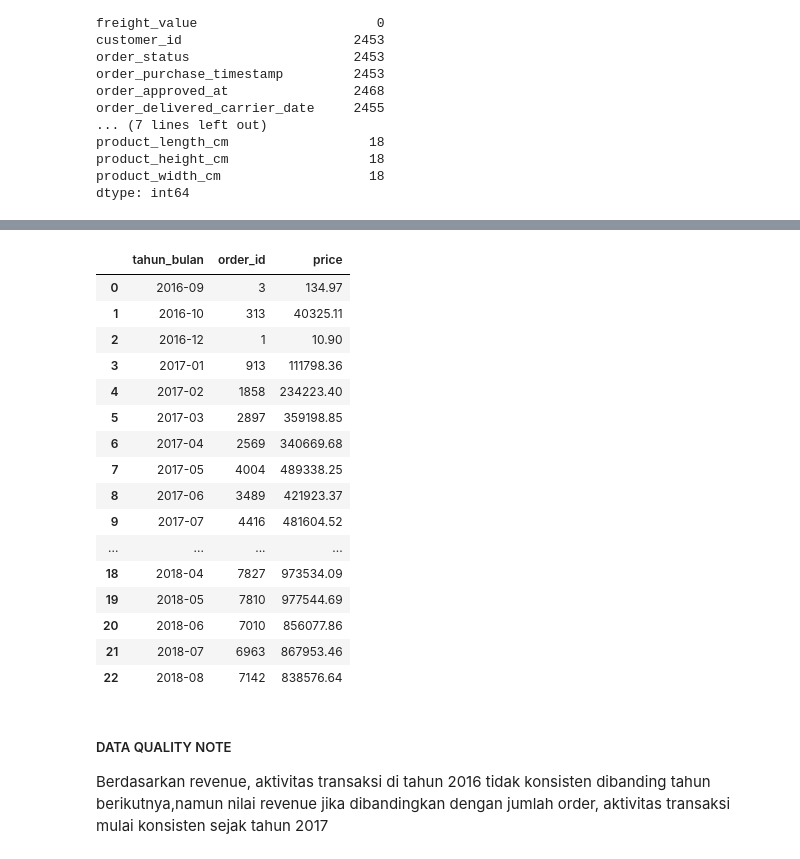
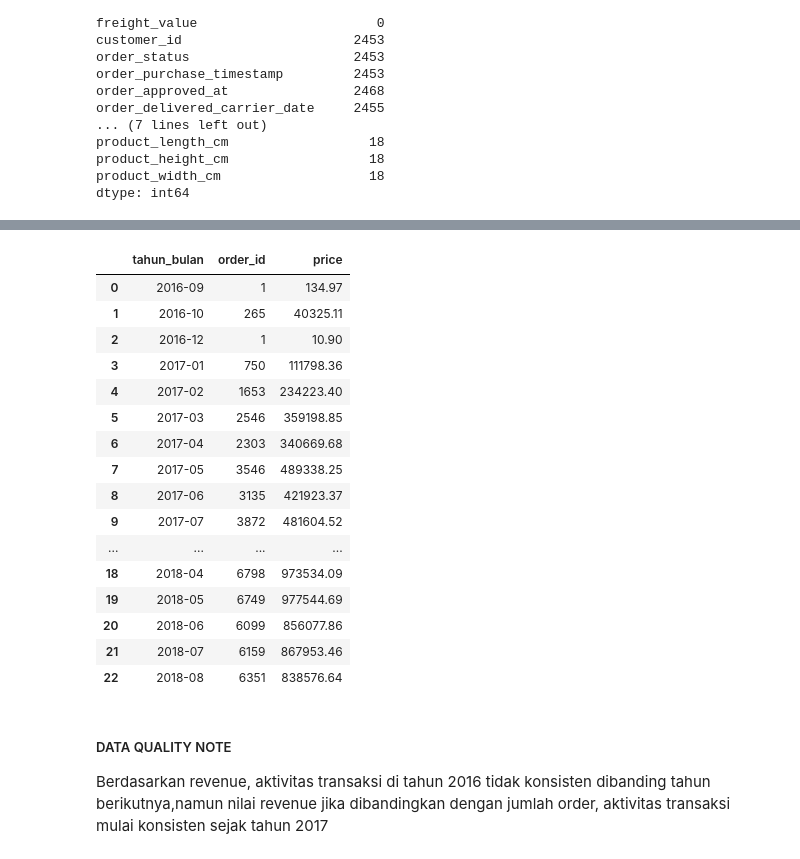
Before and after one commit to adinfir/data-new, a Jupyter notebook: Sales & Revenue.ipynb, the cells around one changed output, grey strips where cells are left out. Drawn from its saved outputs; the diff is of its cells as text; code cells hidden in the pictures.

```diff
--- a/Sales & Revenue.ipynb
+++ b/Sales & Revenue.ipynb
@@ -339,26 +372,26 @@ orders_items_products
 # %%
 revenue_bulanan = orders_items_products[['tahun_bulan','price','order_id']]
 # %%
-tren_revenue_bulanan = revenue_bulanan.groupby(by='tahun_bulan').agg({'order_id' : 'count','price' : 'sum' }).sort_values(by='tahun_bulan', ascending=True).reset_index()
+tren_revenue_bulanan = revenue_bulanan.groupby(by='tahun_bulan').agg({'order_id' : 'nunique','price' : 'sum' }).sort_values(by='tahun_bulan', ascending=True).reset_index()
 tren_revenue_bulanan
 # %% [output]
 |  | tahun_bulan | order_id | price |
-| 0 | 2016-09 | 3 | 134.97 |
-| 1 | 2016-10 | 313 | 40325.11 |
+| 0 | 2016-09 | 1 | 134.97 |
+| 1 | 2016-10 | 265 | 40325.11 |
 | 2 | 2016-12 | 1 | 10.90 |
-| 3 | 2017-01 | 913 | 111798.36 |
-| 4 | 2017-02 | 1858 | 234223.40 |
-| 5 | 2017-03 | 2897 | 359198.85 |
-| 6 | 2017-04 | 2569 | 340669.68 |
-| 7 | 2017-05 | 4004 | 489338.25 |
-| 8 | 2017-06 | 3489 | 421923.37 |
-| 9 | 2017-07 | 4416 | 481604.52 |
+| 3 | 2017-01 | 750 | 111798.36 |
+| 4 | 2017-02 | 1653 | 234223.40 |
+| 5 | 2017-03 | 2546 | 359198.85 |
+| 6 | 2017-04 | 2303 | 340669.68 |
+| 7 | 2017-05 | 3546 | 489338.25 |
+| 8 | 2017-06 | 3135 | 421923.37 |
+| 9 | 2017-07 | 3872 | 481604.52 |
 | ... | ... | ... | ... |
-| 18 | 2018-04 | 7827 | 973534.09 |
-| 19 | 2018-05 | 7810 | 977544.69 |
-| 20 | 2018-06 | 7010 | 856077.86 |
-| 21 | 2018-07 | 6963 | 867953.46 |
-| 22 | 2018-08 | 7142 | 838576.64 |
+| 18 | 2018-04 | 6798 | 973534.09 |
+| 19 | 2018-05 | 6749 | 977544.69 |
+| 20 | 2018-06 | 6099 | 856077.86 |
+| 21 | 2018-07 | 6159 | 867953.46 |
+| 22 | 2018-08 | 6351 | 838576.64 |
 # %% [markdown]
 ##### DATA QUALITY NOTE
 Berdasarkan revenue, aktivitas transaksi di tahun 2016 tidak konsisten dibanding tahun berikutnya,namun nilai revenue jika dibandingkan dengan jumlah order, aktivitas transaksi mulai konsisten sejak tahun 2017
```
Also changed, not shown: parts of 39 cells of this notebook.
